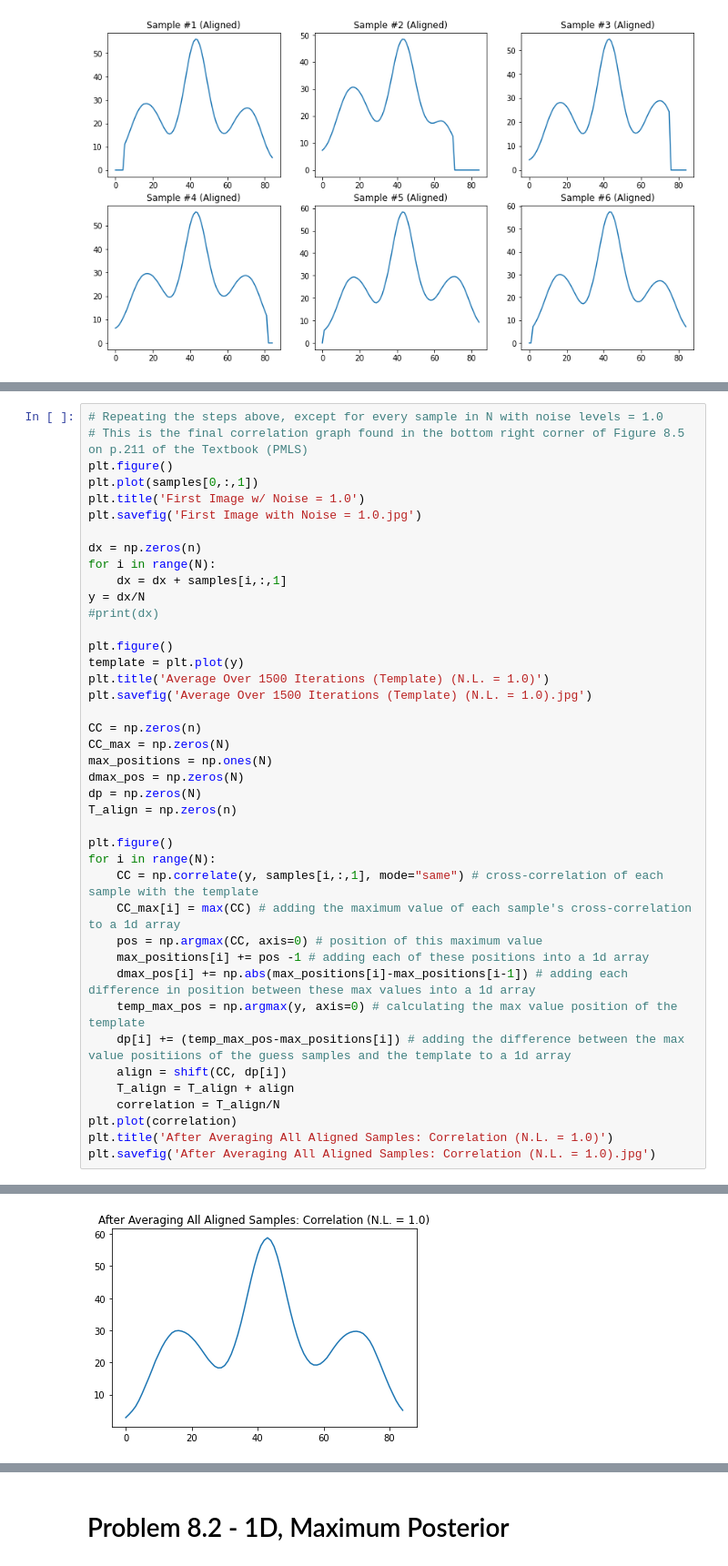
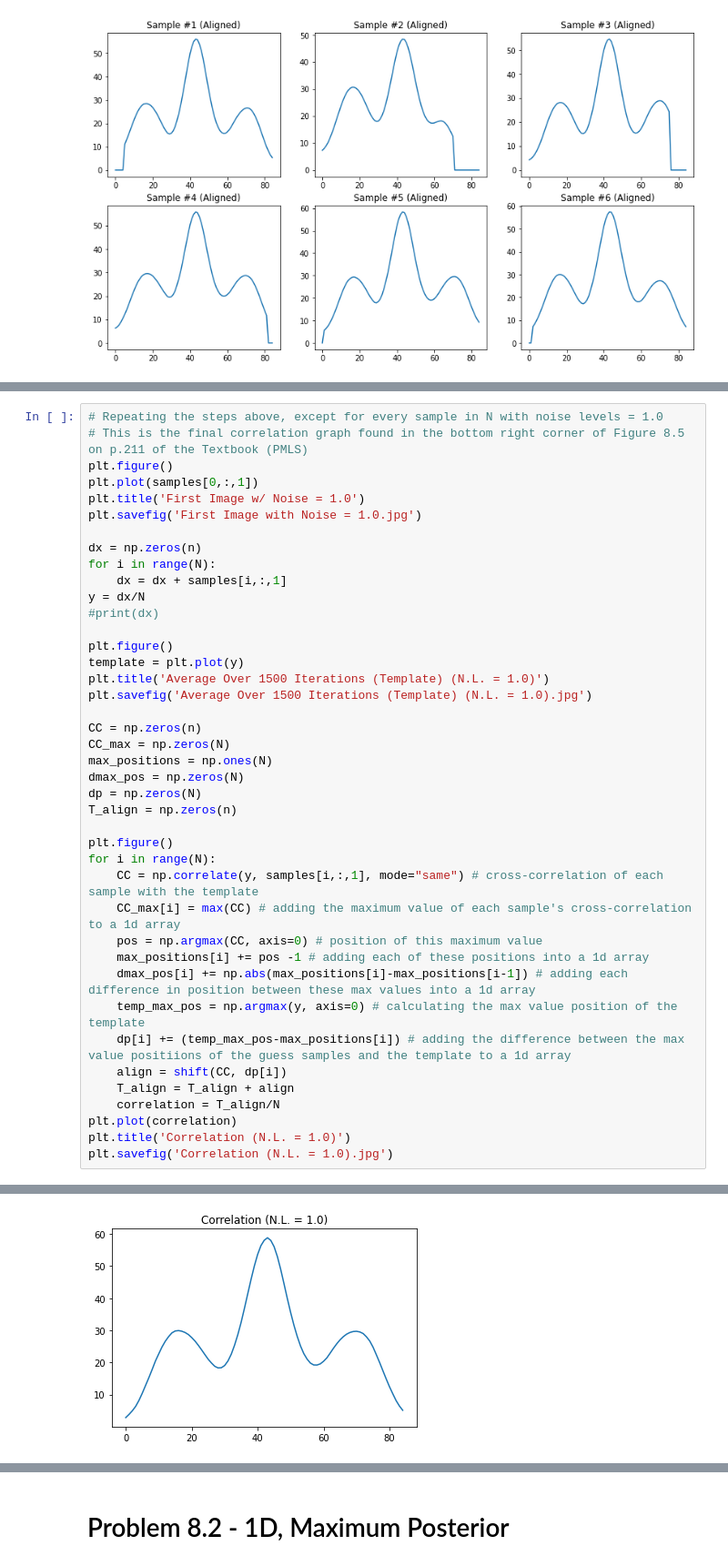
Before and after one commit to NicoBaldovino22/biophysics, a Jupyter notebook: Chapter 8 -- Cryo-EM/Chapter 8 - Problem Set.ipynb, the cells around one changed output, grey strips where cells are left out. Shown at 91% size. Saved outputs shown, nothing was run; the diff lists cells and outputs as text.

```diff
--- a/Chapter 8 -- Cryo-EM/Chapter 8 - Problem Set.ipynb
+++ b/Chapter 8 -- Cryo-EM/Chapter 8 - Problem Set.ipynb
@@ -280,36 +283,36 @@ y = dx/N
 #print(dx)
 
 plt.figure()
 template = plt.plot(y)
 plt.title('Average Over 1500 Iterations (Template) (N.L. = 1.0)')
 plt.savefig('Average Over 1500 Iterations (Template) (N.L. = 1.0).jpg')
 
 CC = np.zeros(n)
 CC_max = np.zeros(N)
 max_positions = np.ones(N)
 dmax_pos = np.zeros(N)
 dp = np.zeros(N)
 T_align = np.zeros(n)
 
 plt.figure()
 for i in range(N):
     CC = np.correlate(y, samples[i,:,1], mode="same") # cross-correlation of each sample with the template
     CC_max[i] = max(CC) # adding the maximum value of each sample's cross-correlation to a 1d array
     pos = np.argmax(CC, axis=0) # position of this maximum value
     max_positions[i] += pos -1 # adding each of these positions into a 1d array
     dmax_pos[i] += np.abs(max_positions[i]-max_positions[i-1]) # adding each difference in position between these max values into a 1d array
     temp_max_pos = np.argmax(y, axis=0) # calculating the max value position of the template
     dp[i] += (temp_max_pos-max_positions[i]) # adding the difference between the max value positiions of the guess samples and the template to a 1d array
     align = shift(CC, dp[i])
     T_align = T_align + align
     correlation = T_align/N
 plt.plot(correlation)
-plt.title('After Averaging All Aligned Samples: Correlation (N.L. = 1.0)')
-plt.savefig('After Averaging All Aligned Samples: Correlation (N.L. = 1.0).jpg')
+plt.title('Correlation (N.L. = 1.0)')
+plt.savefig('Correlation (N.L. = 1.0).jpg')
 # %% [output]
 [figure]
 [figure]
-[figure, old version]
+[figure, new version]
 # %%
 # Repeating the steps above, except for every sample in N with noise levels = 2.0
 # This is the final correlation graph found in the bottom right corner of Figure 8.5 on p.211 of the Textbook (PMLS)
```
Also changed, not shown: parts of 5 cells of this notebook, 5 other files.
